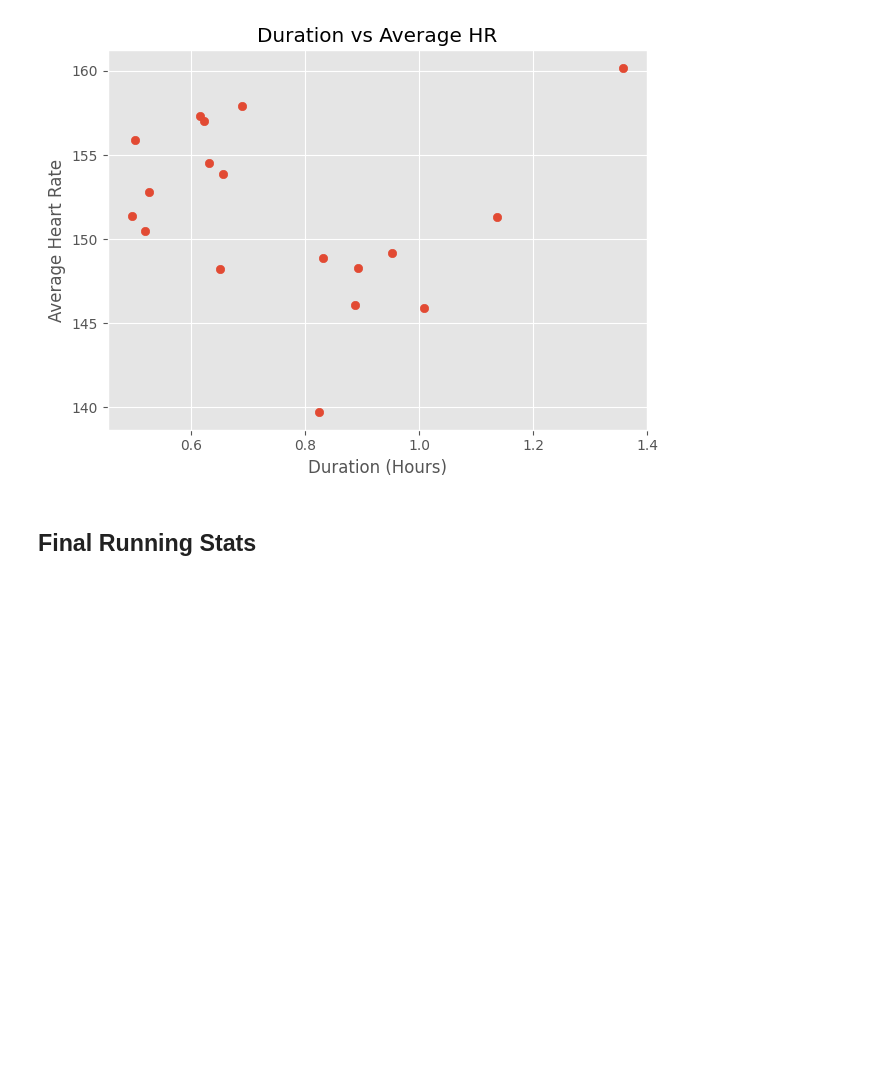
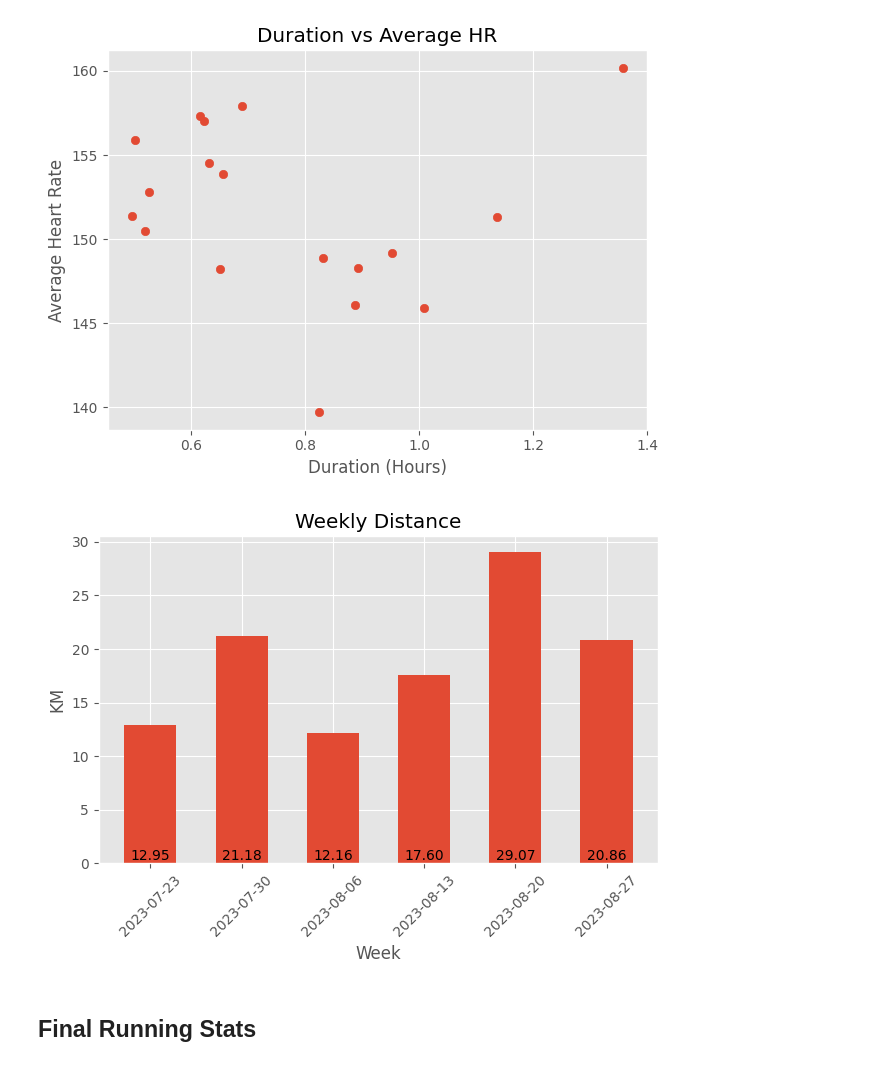
Before and after one commit to palmerac/Elevate, a Jupyter notebook: runStats.ipynb, the cells around one changed output. Saved outputs shown, nothing was run; the diff lists cells and outputs as text; code cells hidden in the pictures; blank space fills up the shorter version.

```diff
--- a/runStats.ipynb
+++ b/runStats.ipynb
@@ -177,6 +202,24 @@ plt.tight_layout()
 plt.savefig('Graphs/Duration vs Avg HR.png', dpi=300)
 # %% [output]
 [figure]
+# %%
+wd_ct = len(wklySUM)/1.5
+
+plt.bar(wklySUM.index, wklySUM['km'], label='km', width=wd_ct)
+
+for idx, value in enumerate(wklySUM['km']):
+    plt.text(wklySUM.index[idx], 0, f'{value:.2f}', ha='center', va='bottom',
+             fontsize=10, color='black')
+
+plt.xlabel('Week')
+plt.ylabel('KM')
+plt.title('Weekly Distance')
+plt.xticks(wklySUM.index, wklySUM.index.strftime('%Y-%m-%d'), rotation=45)
+plt.tight_layout()
+plt.savefig('Graphs/Weekly Distance.png', dpi=300)
+plt.show()
+# %% [output]
+[figure, added]
 # %%
 # Average Duration, Distance, Average HR, Average Max HR Average Calories
 avg_dist = round(dfRun['km'].mean(),2)
```
Also changed, not shown: parts of 5 cells of this notebook, 2 other files.
